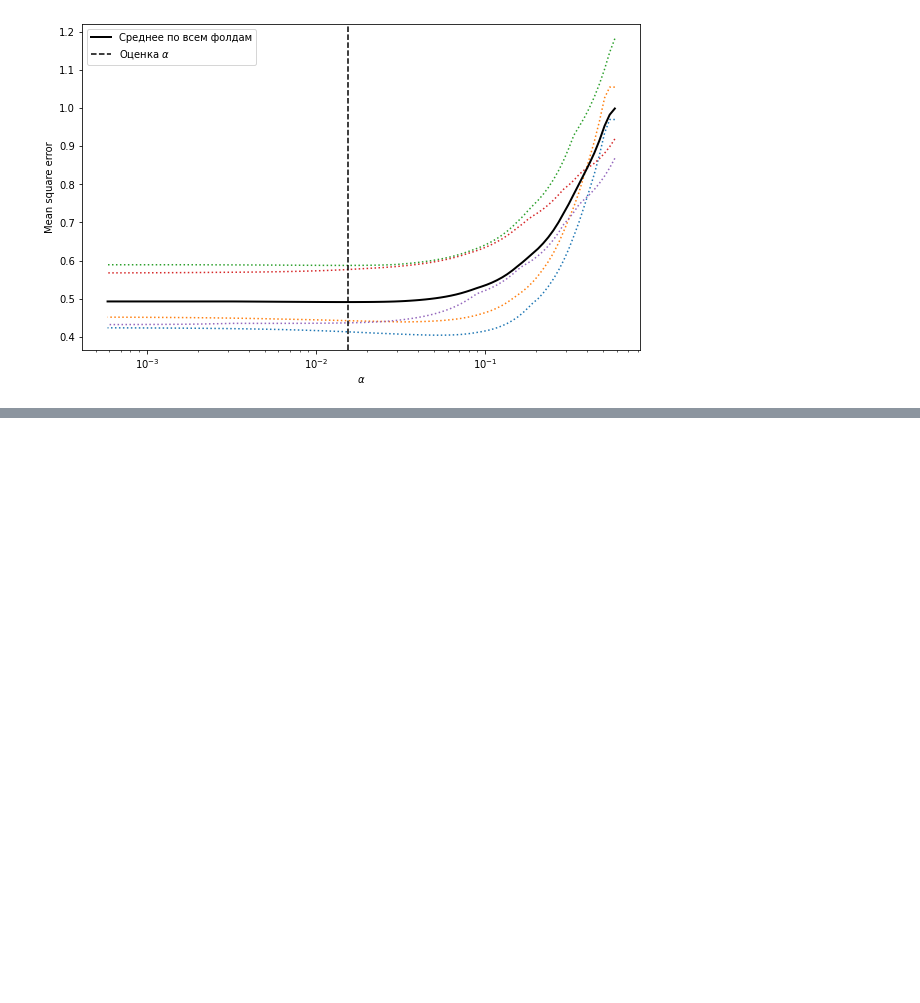
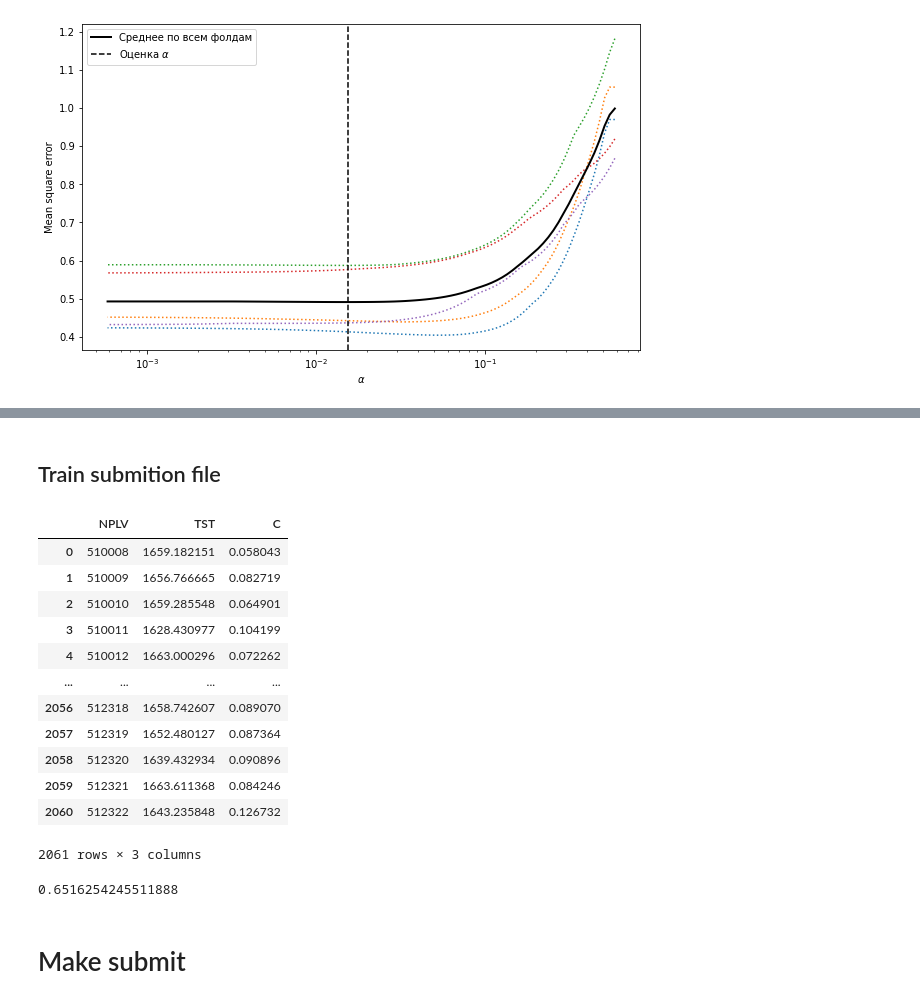
Before and after one commit to waico/evraz-hack, a Jupyter notebook: notebooks/LassoCV.ipynb, the cells around one changed output, grey strips where cells are left out. Saved outputs shown, nothing was run; the diff lists cells and outputs as text; code cells hidden in the pictures; blank space fills up the shorter version.

```diff
--- a/notebooks/LassoCV.ipynb
+++ b/notebooks/LassoCV.ipynb
@@ -413,0 +482,2 @@ plt.show()
+# %%
+tst_pred = df4.TST.values
@@ -413,0 +524,31 @@ plt.show()
+# %%
+c_pred = df5.C.values
+# %% [markdown]
+## Train submition file
+# %%
+submition = pd.DataFrame(columns=['NPLV','TST','C'])
+submition['NPLV'] = data.NPLV.values
+submition['TST'] = tst_pred
+submition['C'] = c_pred
+
+submition
+# %% [output]
+|  | NPLV | TST | C |
+| 0 | 510008 | 1659.182151 | 0.058043 |
+| 1 | 510009 | 1656.766665 | 0.082719 |
+| 2 | 510010 | 1659.285548 | 0.064901 |
+| 3 | 510011 | 1628.430977 | 0.104199 |
+| 4 | 510012 | 1663.000296 | 0.072262 |
+| ... | ... | ... | ... |
+| 2056 | 512318 | 1658.742607 | 0.089070 |
+| 2057 | 512319 | 1652.480127 | 0.087364 |
+| 2058 | 512320 | 1639.432934 | 0.090896 |
+| 2059 | 512321 | 1663.611368 | 0.084246 |
+| 2060 | 512322 | 1643.235848 | 0.126732 |
+2061 rows × 3 columns
+# %%
+metric(train, submition)
+# %% [output]
+0.6516254245511888
+# %% [markdown]
+# Make submit
```
Also changed, not shown: parts of 25 cells of this notebook, 1 other file.
